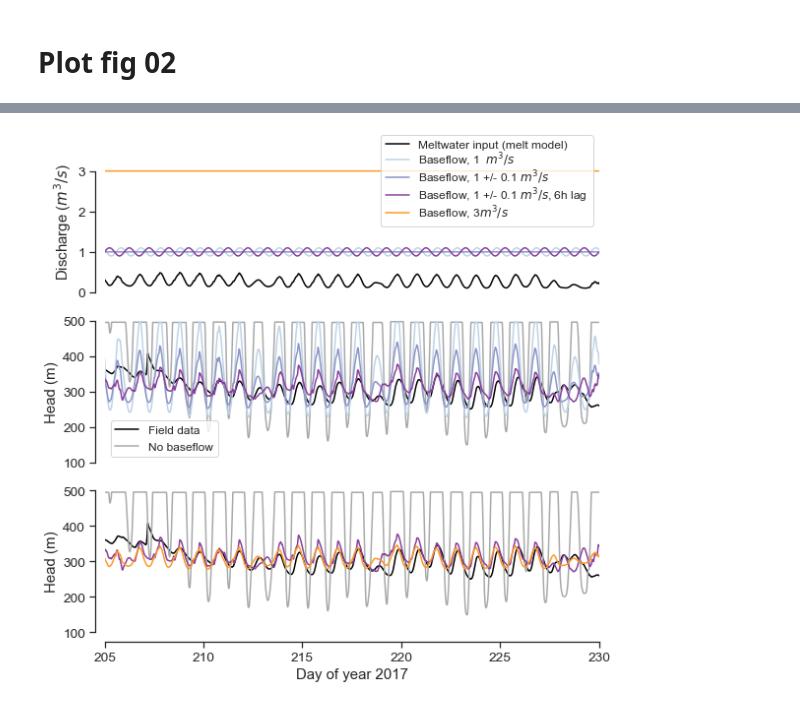
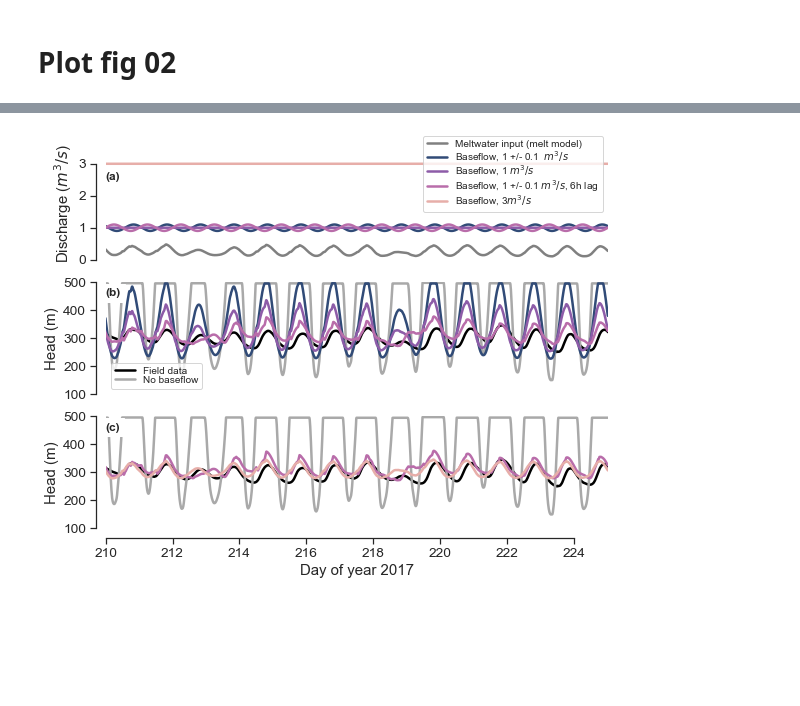
Before and after one commit to cctrunz/ModelRepo_pyMouShBaseflow_paper, a Jupyter notebook: Plot_figures_with_JEME.ipynb, the cells around one changed output, grey strips where cells are left out. Drawn from its saved outputs; the diff is of its cells as text; code cells hidden in the pictures; blank space fills up the shorter version.

Commit message:
uniformize color, size and font in Plot_figures_with_JEME.ipynb

```diff
--- a/Plot_figures_with_JEME.ipynb
+++ b/Plot_figures_with_JEME.ipynb
@@ -535,27 +563,35 @@ plt.savefig('fig02.pdf')#,dpi=300)
 # %%
 # CREATE COLOR PALETTE
 
-palette_lag = sns.color_palette('BuPu', n_colors=3) #RdBu PuOr
-palette_mean = sns.color_palette('YlOrBr', n_colors=1) #RdBu PuOr
+#palette_lag = sns.color_palette('BuPu', n_colors=3) #RdBu PuOr
+#palette_mean = sns.color_palette('YlOrBr', n_colors=1) #RdBu PuOr
+palette = sns.cubehelix_palette(n_colors=10, start=1.5, rot=1, gamma=1.5, hue=1,
+                                dark=0.2, light=0.9, reverse=True)
 # sns.palplot(palette_lag)
 # sns.palplot(palette_mean)
 
-xlim = [205,230] #days
+xlim = [210,225] #days
 ylim_head = [100,500]
-figure_size = (9,9)
-size_legend = 12
+figure_size = (9,7)
+size_legend = 10
+lw = 2.5
 
 
 #COMPARE LAG IN PEAK BASEFLOW
 fig, ax = plt.subplots(3, figsize=figure_size)
 
 
-ax[0].plot(bf1_osc_shift.time_day, bf1_osc_shift.dict['meltwater_input_moulin'], label='Meltwater input (melt model)', color='black')
+ax[0].plot(bf1_osc_shift.time_day, bf1_osc_shift.dict['meltwater_input_moulin'],
+           label='Meltwater input (melt model)', color='grey',linewidth=lw)
 ax[0].set_ylim([0.1,0.5])
-ax[0].plot(bf1_osc.time_day, bf1_osc.dict['subglacial_baseflow'], label='Baseflow, 1  $m^3/s$',color=palette_lag[0])
-ax[0].plot(bf1_fix.time_day, bf1_fix.dict['subglacial_baseflow'], label='Baseflow, 1 +/- 0.1 $m^3/s$', color=palette_lag[1])
-ax[0].plot(bf1_osc_shift.time_day, bf1_osc_shift.dict['subglacial_baseflow'], label='Baseflow, 1 +/- 0.1 $m^3/s$, 6h lag ', color=palette_lag[2])
-ax[0].plot(bf3_fix.time_day, bf3_fix.dict['subglacial_baseflow'], label='Baseflow, 3$m^3/s$',color=palette_mean[0])
+ax[0].plot(bf1_osc.time_day, bf1_osc.dict['subglacial_baseflow'],
+           label='Baseflow, 1 +/- 0.1  $m^3/s$',color=palette[3],linewidth=lw)
+ax[0].plot(bf1_fix.time_day, bf1_fix.dict['subglacial_baseflow'],
+           label='Baseflow, 1 $m^3/s$', color=palette[5],linewidth=lw)
+ax[0].plot(bf1_osc_shift.time_day, bf1_osc_shift.dict['subglacial_baseflow'],
+           label='Baseflow, 1 +/- 0.1 $m^3/s$, 6h lag ', color=palette[6],linewidth=lw)
+ax[0].plot(bf3_fix.time_day, bf3_fix.dict['subglacial_baseflow'],
+           label='Baseflow, 3$m^3/s$',color=palette[8],linewidth=lw)
 
 
 #plot preferences
@@ -566,47 +602,53 @@ ax[0].set_ylabel('Discharge ($m^3/s$)')
 
 
 #plot base head
-ax[1].plot(t_real/secinday,h_real,label='Field data', color='black')
-ax[1].plot(bf0_fix.time_day, bf0_fix.dict['head'], label='No baseflow', color='darkgray')
+ax[1].plot(t_real/secinday,h_real,label='Field data', color='black',linewidth=lw)
+ax[1].plot(bf0_fix.time_day, bf0_fix.dict['head'], label='No baseflow', color='darkgray',linewidth=lw)
 #plot head with lag
-ax[1].plot(bf1_osc.time_day, bf1_osc.dict['head'], color=palette_lag[0]) # label='oscillating baseflow in phase'
-ax[1].plot(bf1_fix.time_day, bf1_fix.dict['head'], color=palette_lag[1]) # label='fixed baseflow'
-ax[1].plot(bf1_osc_shift.time_day, bf1_osc_shift.dict['head'], color=palette_lag[2]) # label='oscillating baseflow out of phase'
+ax[1].plot(bf1_osc.time_day, bf1_osc.dict['head'], color=palette[3],linewidth=lw)
+ax[1].plot(bf1_fix.time_day, bf1_fix.dict['head'], color=palette[5],linewidth=lw)
+ax[1].plot(bf1_osc_shift.time_day, bf1_osc_shift.dict['head'], color=palette[6],linewidth=lw)
 #plot preferences
-ax[1].legend(loc=3, prop={'size': size_legend})
+ax[1].legend(loc=3, prop={'size': size_legend},labelspacing=0)
 ax[1].set_xlim(xlim)
 ax[1].set_ylim(ylim_head)
 ax[1].set_ylabel('Head (m)')
 
 
 
 
 #COMPARE mean BASEFLOW
 
 #plot base head
-ax[2].plot(t_real/secinday,h_real, color='black') # label='Field data',
-ax[2].plot(bf0_fix.time_day, bf0_fix.dict['head'], color='darkgray') # label='no baseflow',
+ax[2].plot(t_real/secinday,h_real, color='black',linewidth=lw)
+ax[2].plot(bf0_fix.time_day, bf0_fix.dict['head'], color='darkgray',linewidth=lw)
 #plot head with lag
-ax[2].plot(bf1_osc_shift.time_day, bf1_osc_shift.dict['head'], color=palette_lag[2]) # label='oscillating baseflow out of phase'
-ax[2].plot(bf3_fix.time_day, bf3_fix.dict['head'], color=palette_mean[0]) # label='fixed baseflow (3$m^3/s$)'
+ax[2].plot(bf1_osc_shift.time_day, bf1_osc_shift.dict['head'], color=palette[6],linewidth=lw)
+ax[2].plot(bf3_fix.time_day, bf3_fix.dict['head'], color=palette[8],linewidth=lw)
 
 #plot preferences
 ax[2].set_xlim(xlim)
 ax[2].set_ylim(ylim_head)
 ax[2].set_ylabel('Head (m)')
 ax[2].set_xlabel('Day of year 2017')
 
 #COMPARE baseflow and Qin
 
 sns.despine(offset=10,trim=True)
 sns.despine(ax=ax[0],bottom=True)
 sns.despine(ax=ax[1],bottom=True)
 ax[0].set_xticks([])
 ax[1].set_xticks([])
 
+#letters
+ax[0].text(210,2.5,'(a)',fontsize=12, weight='bold', bbox=dict(facecolor='white'))
+ax[1].text(210,450,'(b)',fontsize=12, weight='bold', bbox=dict(facecolor='white'))
+ax[2].text(210,450,'(c)',fontsize=12, weight='bold', bbox=dict(facecolor='white'))
 
 
-plt.savefig('fig04.pdf')
+
+
+plt.savefig('Figure_TC/fig04.pdf',bbox_inches='tight')
 # %% [output]
-[figure, old version]
+[figure, new version]
 # %%
```
Also changed, not shown: parts of 5 cells of this notebook.
